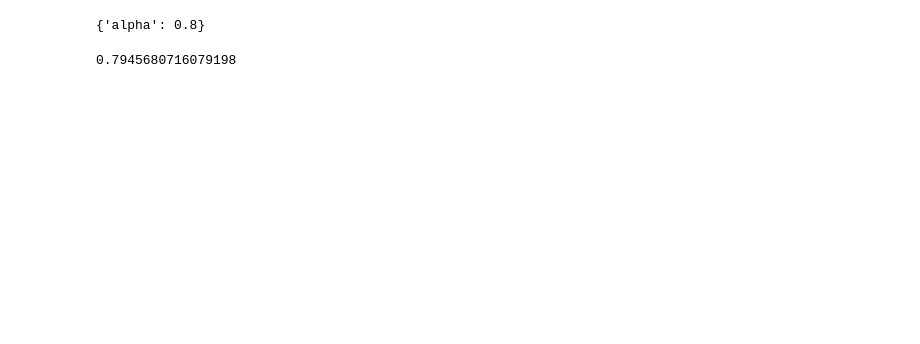
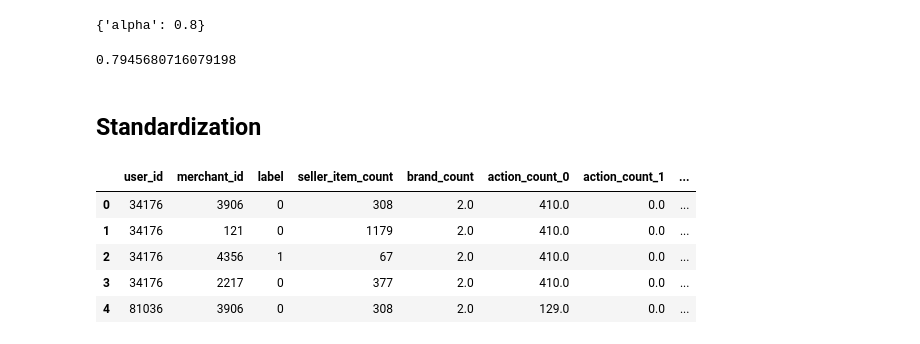
Before and after one commit to Augustine-C/Data_mining_project, a Jupyter notebook: final_project.ipynb, the cells around one changed output. Cells and saved outputs as stored; diff of their text form; code cells hidden in the pictures; blank space fills up the shorter version.

```diff
--- a/final_project.ipynb
+++ b/final_project.ipynb
@@ -422,4 +429,6 @@ NBayesCV.best_params_
 (NBayesCV.best_estimator_.predict(attributes_test) == targets_test).mean()
 # %% [output]
 0.7945680716079198
+# %% [markdown]
+## Standardization
 # %%
@@ -426,0 +436,11 @@ df_train.to_pickle('data_format1/df_train_good.pkl')
+# %%
+df_train = pd.read_pickle('./data_format1/df_train_good.pkl')
+# %%
+df_train.head()
+# %% [output]
+|  | user_id | merchant_id | label | seller_item_count | brand_count | action_count_0 | action_count_1 | ... |
+| 0 | 34176 | 3906 | 0 | 308 | 2.0 | 410.0 | 0.0 | ... |
+| 1 | 34176 | 121 | 0 | 1179 | 2.0 | 410.0 | 0.0 | ... |
+| 2 | 34176 | 4356 | 1 | 67 | 2.0 | 410.0 | 0.0 | ... |
+| 3 | 34176 | 2217 | 0 | 377 | 2.0 | 410.0 | 0.0 | ... |
+| 4 | 81036 | 3906 | 0 | 308 | 2.0 | 129.0 | 0.0 | ... |
```
Also changed, not shown: parts of 31 cells of this notebook, 1 other file.
